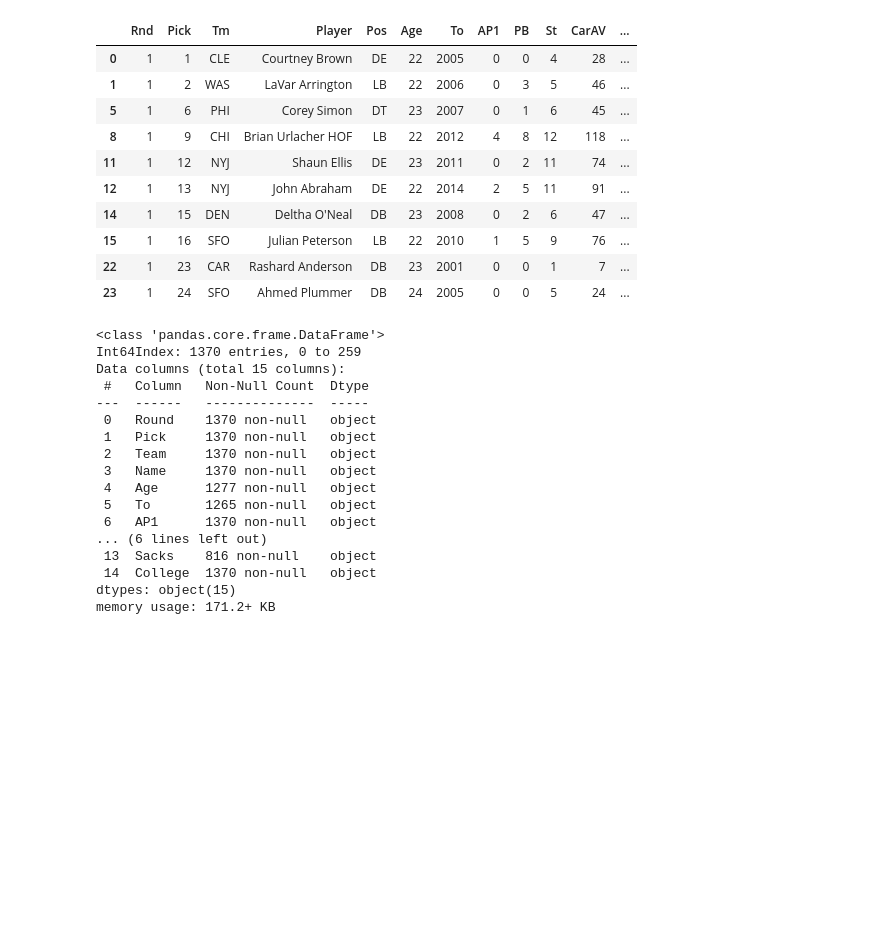
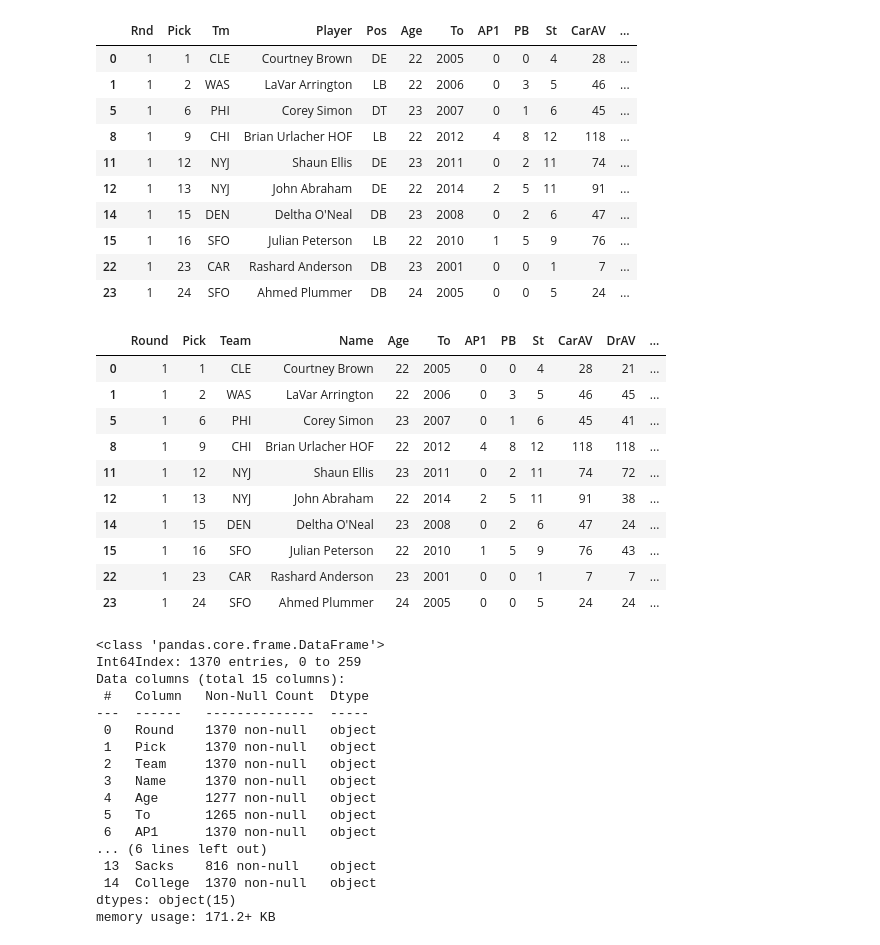
Before and after one commit to jkurt13/CapstoneTwo, a Jupyter notebook: Data Wrangling.ipynb, the cells around one changed output. Saved outputs shown, nothing was run; the diff lists cells and outputs as text; code cells hidden in the pictures; blank space fills up the shorter version.

```diff
--- a/Data Wrangling.ipynb
+++ b/Data Wrangling.ipynb
@@ -710,6 +710,20 @@ defense_draft_rank.head(10)
 | 23 | 1 | 24 | SFO | Ahmed Plummer | DB | 24 | 2005 | 0 | 0 | 5 | 24 | ... |
 # %%
 defense_draft_rank = defense_draft_rank.rename(columns={'Rnd': 'Round', 'Tm':'Team', 'Player':'Name', 'Int.1':'Int', 'Sk':'Sacks', 'College/Univ': 'College'})
+# %%
+defense_draft_rank.head(10)
+# %% [output]
+|  | Round | Pick | Team | Name | Age | To | AP1 | PB | St | CarAV | DrAV | ... |
+| 0 | 1 | 1 | CLE | Courtney Brown | 22 | 2005 | 0 | 0 | 4 | 28 | 21 | ... |
+| 1 | 1 | 2 | WAS | LaVar Arrington | 22 | 2006 | 0 | 3 | 5 | 46 | 45 | ... |
+| 5 | 1 | 6 | PHI | Corey Simon | 23 | 2007 | 0 | 1 | 6 | 45 | 41 | ... |
+| 8 | 1 | 9 | CHI | Brian Urlacher HOF | 22 | 2012 | 4 | 8 | 12 | 118 | 118 | ... |
+| 11 | 1 | 12 | NYJ | Shaun Ellis | 23 | 2011 | 0 | 2 | 11 | 74 | 72 | ... |
+| 12 | 1 | 13 | NYJ | John Abraham | 22 | 2014 | 2 | 5 | 11 | 91 | 38 | ... |
+| 14 | 1 | 15 | DEN | Deltha O'Neal | 23 | 2008 | 0 | 2 | 6 | 47 | 24 | ... |
+| 15 | 1 | 16 | SFO | Julian Peterson | 22 | 2010 | 1 | 5 | 9 | 76 | 43 | ... |
+| 22 | 1 | 23 | CAR | Rashard Anderson | 23 | 2001 | 0 | 0 | 1 | 7 | 7 | ... |
+| 23 | 1 | 24 | SFO | Ahmed Plummer | 24 | 2005 | 0 | 0 | 5 | 24 | 24 | ... |
 # %%
 defense_draft_rank = defense_draft_rank.drop(columns=['Pos'])
 # %%
```
Also changed, not shown: parts of 3 cells of this notebook, 2 other files.
